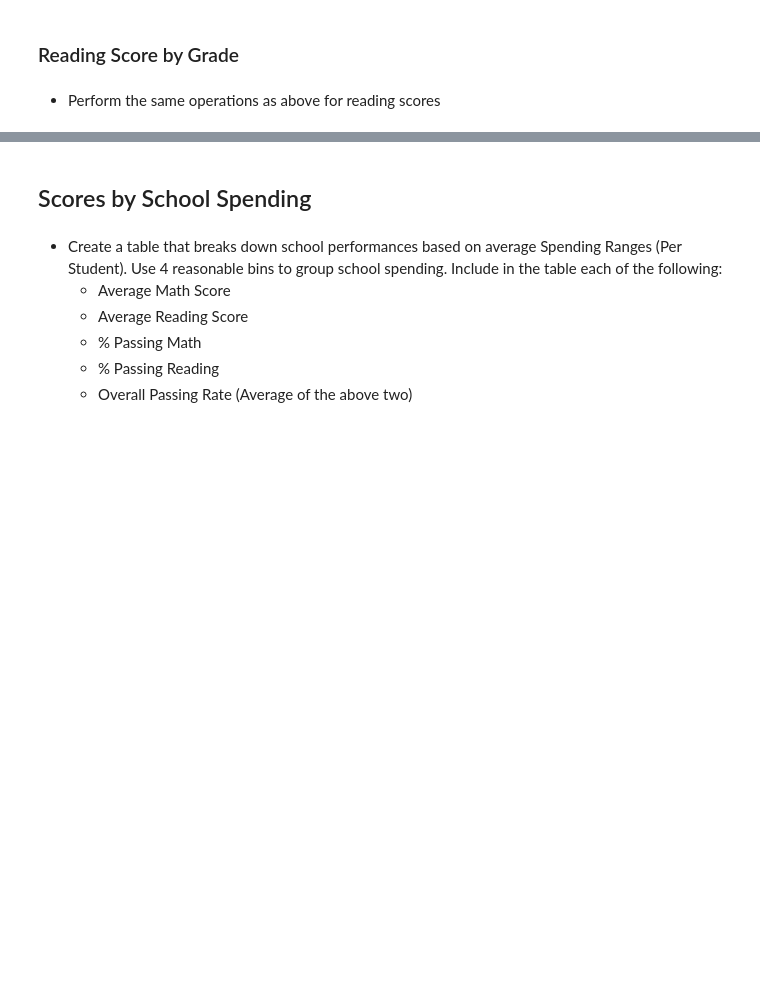
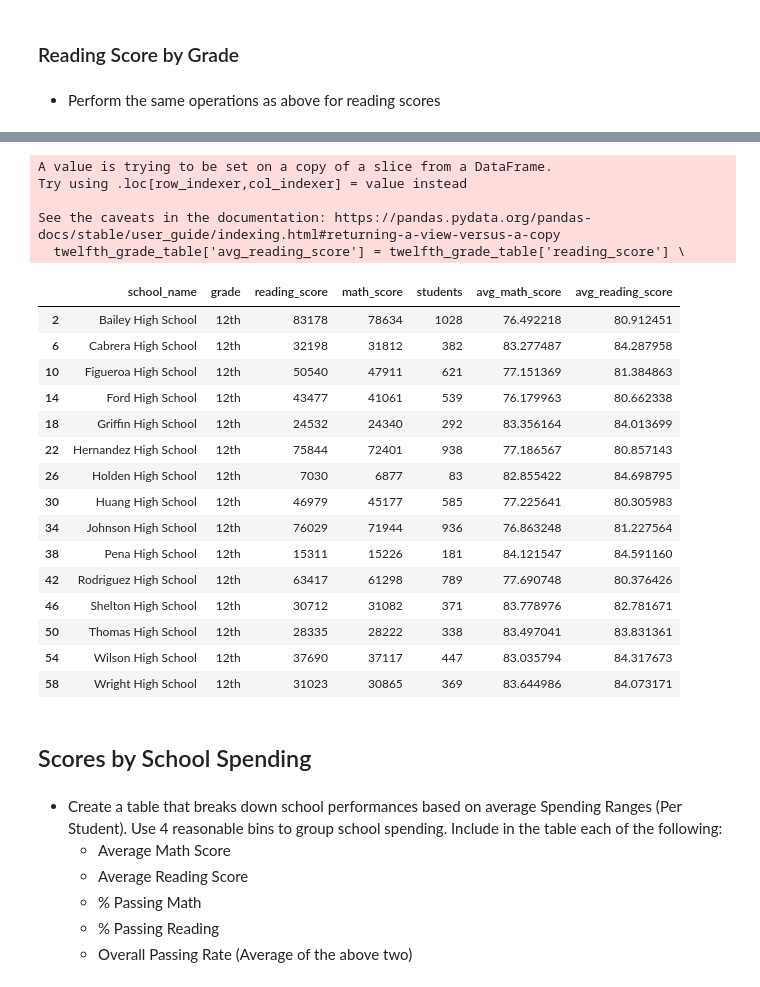
Before and after one commit to Willion-3528/311_Python_Lab_Assignment, a Jupyter notebook: Python_Lab_Assignment.ipynb, the cells around one changed output, grey strips where cells are left out. Drawn from its saved outputs; the diff is of its cells as text; code cells hidden in the pictures; blank space fills up the shorter version.

```diff
--- a/Python_Lab_Assignment.ipynb
+++ b/Python_Lab_Assignment.ipynb
@@ -418,2 +530,6 @@ bottom_school.iloc[:, [1, 2, -1]].head(5)
 # %%
-# Calculate the average math score for 11th grade in each school
+# Calculate the average math score for 12th grade in each school
+twelfth_grade_table = all_grades_sum_table[all_grades_sum_table['grade'] == '12th']
+twelfth_grade_table['avg_math_score'] = twelfth_grade_table['math_score'] \
+    / twelfth_grade_table['students']
+twelfth_grade_table
@@ -434,5 +666,30 @@ bottom_school.iloc[:, [1, 2, -1]].head(5)
 # %%
 # Calculate the average reading score for 12th grade in each school
+twelfth_grade_table['avg_reading_score'] = twelfth_grade_table['reading_score'] \
+    / twelfth_grade_table['students']
+twelfth_grade_table
+# %% [output]
+A value is trying to be set on a copy of a slice from a DataFrame.
+Try using .loc[row_indexer,col_indexer] = value instead
+
+See the caveats in the documentation: https://pandas.pydata.org/pandas-docs/stable/user_guide/indexing.html#returning-a-view-versus-a-copy
+  twelfth_grade_table['avg_reading_score'] = twelfth_grade_table['reading_score'] \
+|  | school_name | grade | reading_score | math_score | students | avg_math_score | avg_reading_score |
+| 2 | Bailey High School | 12th | 83178 | 78634 | 1028 | 76.492218 | 80.912451 |
+| 6 | Cabrera High School | 12th | 32198 | 31812 | 382 | 83.277487 | 84.287958 |
+| 10 | Figueroa High School | 12th | 50540 | 47911 | 621 | 77.151369 | 81.384863 |
+| 14 | Ford High School | 12th | 43477 | 41061 | 539 | 76.179963 | 80.662338 |
+| 18 | Griffin High School | 12th | 24532 | 24340 | 292 | 83.356164 | 84.013699 |
+| 22 | Hernandez High School | 12th | 75844 | 72401 | 938 | 77.186567 | 80.857143 |
+| 26 | Holden High School | 12th | 7030 | 6877 | 83 | 82.855422 | 84.698795 |
+| 30 | Huang High School | 12th | 46979 | 45177 | 585 | 77.225641 | 80.305983 |
+| 34 | Johnson High School | 12th | 76029 | 71944 | 936 | 76.863248 | 81.227564 |
+| 38 | Pena High School | 12th | 15311 | 15226 | 181 | 84.121547 | 84.591160 |
+| 42 | Rodriguez High School | 12th | 63417 | 61298 | 789 | 77.690748 | 80.376426 |
+| 46 | Shelton High School | 12th | 30712 | 31082 | 371 | 83.778976 | 82.781671 |
+| 50 | Thomas High School | 12th | 28335 | 28222 | 338 | 83.497041 | 83.831361 |
+| 54 | Wilson High School | 12th | 37690 | 37117 | 447 | 83.035794 | 84.317673 |
+| 58 | Wright High School | 12th | 31023 | 30865 | 369 | 83.644986 | 84.073171 |
 # %% [markdown]
 ## Scores by School Spending
 # %% [markdown]
```
Also changed, not shown: parts of 12 cells of this notebook, 2 other files.
